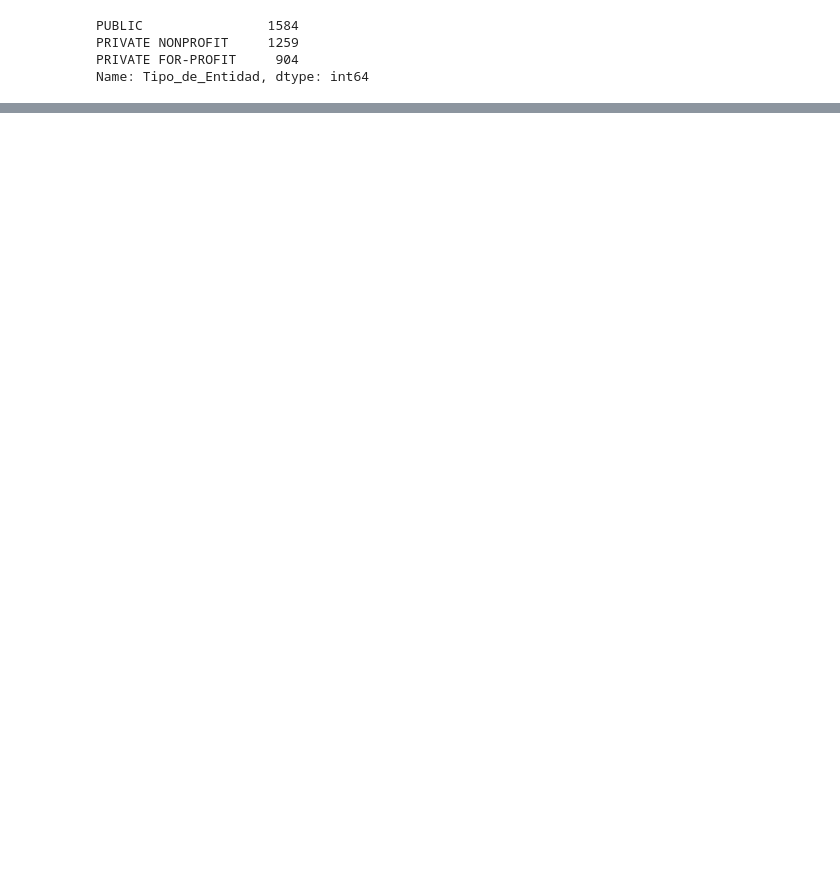
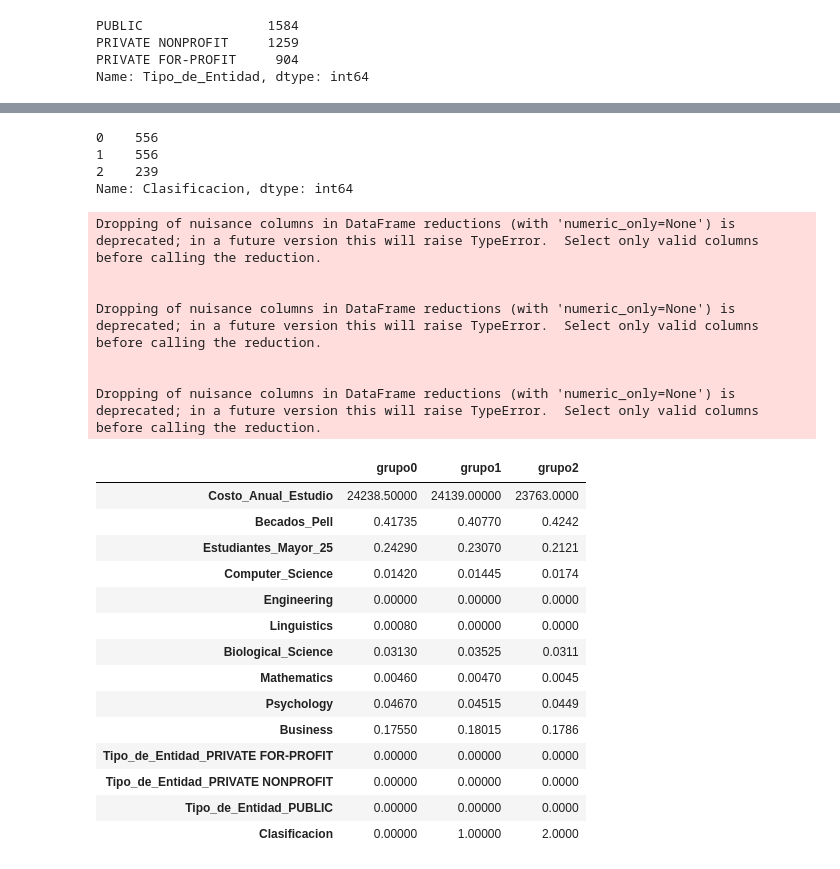
Before and after one commit to acastrillonv/Trabajo-1-TAE, a Jupyter notebook: TrabajoTAE.ipynb, the cells around one changed output, grey strips where cells are left out. Drawn from its saved outputs; the diff is of its cells as text; code cells hidden in the pictures; blank space fills up the shorter version.

```diff
--- a/TrabajoTAE.ipynb
+++ b/TrabajoTAE.ipynb
@@ -93,8 +92,11 @@ university=data[data['INSTNM'].str.contains('niversity')]
 college=data[data['INSTNM'].str.contains('ollege')]
 institution=data[data['INSTNM'].str.contains('nstitu') ]
 # %%
+nombresUniversity=university['INSTNM']
 university=university.drop(['INSTNM'],axis=1)
+nombresCollege=college['INSTNM']
 college=college.drop(['INSTNM'],axis=1)
+nombresInstitution=institution['INSTNM']
 institution=institution.drop(['INSTNM'],axis=1)
 # %%
 # copy the data
@@ -176,0 +179,9 @@ for i in range(len(centroids_2D)):
+# %%
+university['Nombre Universidad']=nombresUniversity
+university['Clasificacion']=labels_2D
+university['Clasificacion'].value_counts()
+# %% [output]
+0    556
+1    556
+2    239
+Name: Clasificacion, dtype: int64
@@ -176,0 +193,30 @@ for i in range(len(centroids_2D)):
+# %%
+df=pd.DataFrame()
+df['grupo0']=grupo0.median()
+df['grupo1']=grupo1.median()
+df['grupo2']=grupo2.median()
+# df['grupo3']=grupo3.median()
+df
+# %% [output]
+Dropping of nuisance columns in DataFrame reductions (with 'numeric_only=None') is deprecated; in a future version this will raise TypeError.  Select only valid columns before calling the reduction.
+
+
+Dropping of nuisance columns in DataFrame reductions (with 'numeric_only=None') is deprecated; in a future version this will raise TypeError.  Select only valid columns before calling the reduction.
+
+
+Dropping of nuisance columns in DataFrame reductions (with 'numeric_only=None') is deprecated; in a future version this will raise TypeError.  Select only valid columns before calling the reduction.
+|  | grupo0 | grupo1 | grupo2 |
+| Costo_Anual_Estudio | 24238.50000 | 24139.00000 | 23763.0000 |
+| Becados_Pell | 0.41735 | 0.40770 | 0.4242 |
+| Estudiantes_Mayor_25 | 0.24290 | 0.23070 | 0.2121 |
+| Computer_Science | 0.01420 | 0.01445 | 0.0174 |
+| Engineering | 0.00000 | 0.00000 | 0.0000 |
+| Linguistics | 0.00080 | 0.00000 | 0.0000 |
+| Biological_Science | 0.03130 | 0.03525 | 0.0311 |
+| Mathematics | 0.00460 | 0.00470 | 0.0045 |
+| Psychology | 0.04670 | 0.04515 | 0.0449 |
+| Business | 0.17550 | 0.18015 | 0.1786 |
+| Tipo_de_Entidad_PRIVATE FOR-PROFIT | 0.00000 | 0.00000 | 0.0000 |
+| Tipo_de_Entidad_PRIVATE NONPROFIT | 0.00000 | 0.00000 | 0.0000 |
+| Tipo_de_Entidad_PUBLIC | 0.00000 | 0.00000 | 0.0000 |
+| Clasificacion | 0.00000 | 1.00000 | 2.0000 |
```
Also changed, not shown: parts of 16 cells of this notebook.
